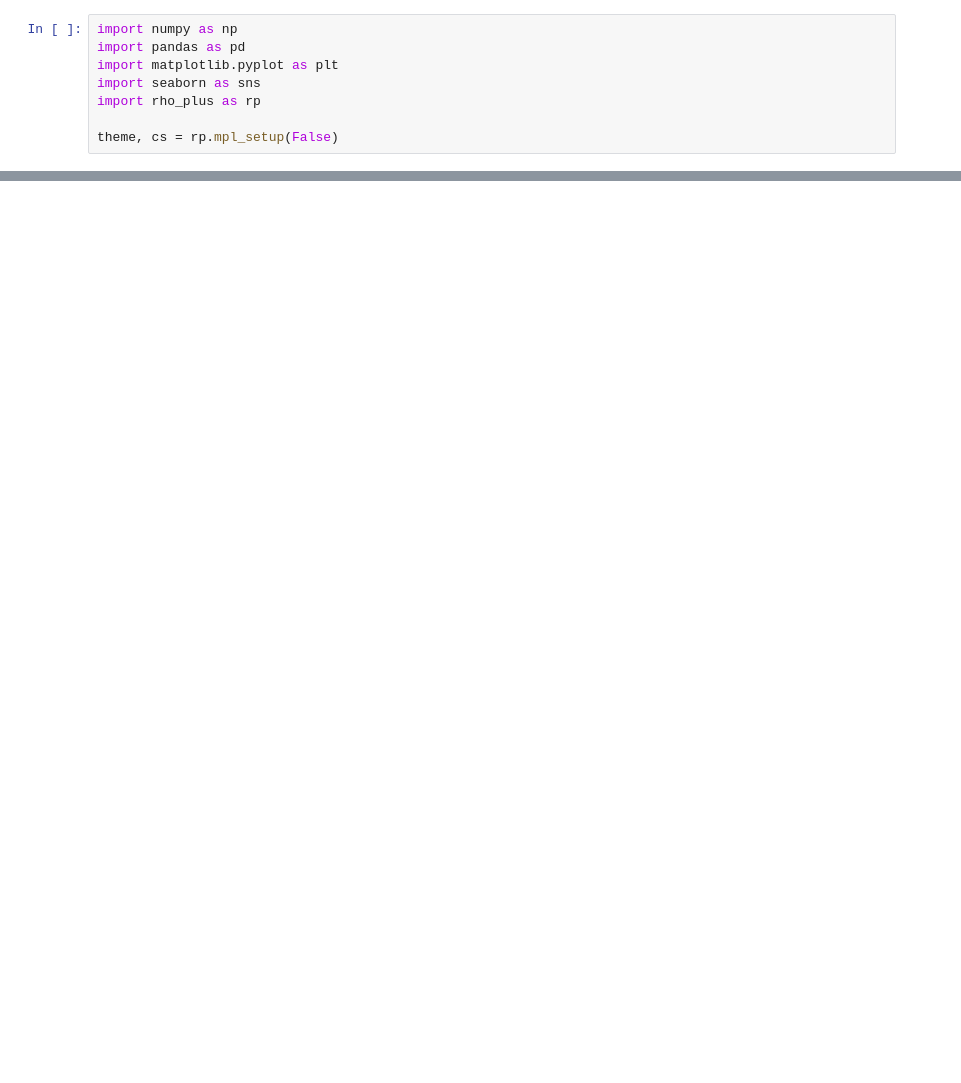
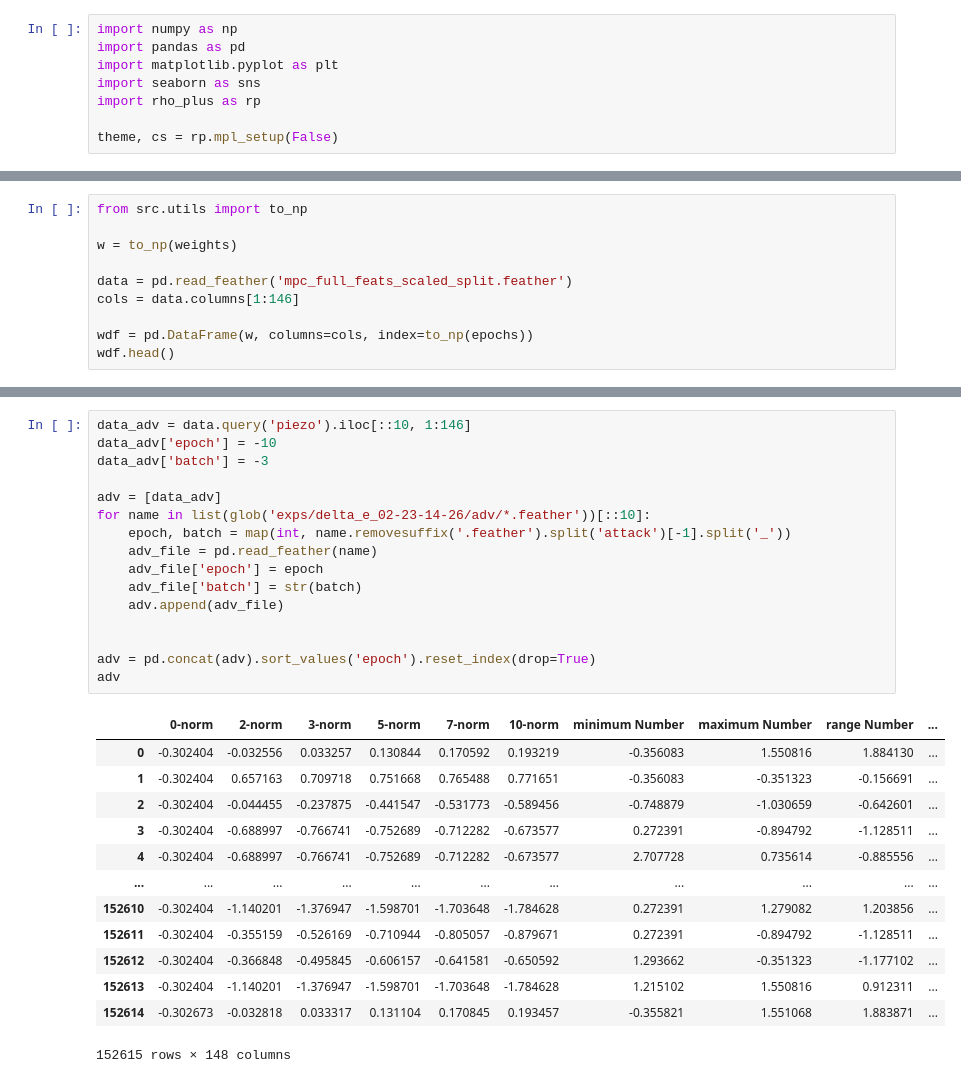
Before and after one commit to nicholas-miklaucic/ood-materials, a Jupyter notebook: log-visuals.ipynb, the cells around one changed output, grey strips where cells are left out. Saved outputs shown, nothing was run; the diff lists cells and outputs as text; blank space fills up the shorter version.

```diff
--- a/log-visuals.ipynb
+++ b/log-visuals.ipynb
@@ -50,0 +100,10 @@ Name: rsplt_ave, dtype: float64
+# %%
+from src.utils import to_np
+
+w = to_np(weights)
+
+data = pd.read_feather('mpc_full_feats_scaled_split.feather')
+cols = data.columns[1:146]
+
+wdf = pd.DataFrame(w, columns=cols, index=to_np(epochs))
+wdf.head()
@@ -50,0 +143,30 @@ Name: rsplt_ave, dtype: float64
+# %%
+data_adv = data.query('piezo').iloc[::10, 1:146]
+data_adv['epoch'] = -10
+data_adv['batch'] = -3
+
+adv = [data_adv]
+for name in list(glob('exps/delta_e_02-23-14-26/adv/*.feather'))[::10]:
+    epoch, batch = map(int, name.removesuffix('.feather').split('attack')[-1].split('_'))
+    adv_file = pd.read_feather(name)
+    adv_file['epoch'] = epoch
+    adv_file['batch'] = str(batch)
+    adv.append(adv_file)
+
+
+adv = pd.concat(adv).sort_values('epoch').reset_index(drop=True)
+adv
+# %% [output]
+|  | 0-norm | 2-norm | 3-norm | 5-norm | 7-norm | 10-norm | minimum Number | maximum Number | range Number | ... |
+| 0 | -0.302404 | -0.032556 | 0.033257 | 0.130844 | 0.170592 | 0.193219 | -0.356083 | 1.550816 | 1.884130 | ... |
+| 1 | -0.302404 | 0.657163 | 0.709718 | 0.751668 | 0.765488 | 0.771651 | -0.356083 | -0.351323 | -0.156691 | ... |
+| 2 | -0.302404 | -0.044455 | -0.237875 | -0.441547 | -0.531773 | -0.589456 | -0.748879 | -1.030659 | -0.642601 | ... |
+| 3 | -0.302404 | -0.688997 | -0.766741 | -0.752689 | -0.712282 | -0.673577 | 0.272391 | -0.894792 | -1.128511 | ... |
+| 4 | -0.302404 | -0.688997 | -0.766741 | -0.752689 | -0.712282 | -0.673577 | 2.707728 | 0.735614 | -0.885556 | ... |
+| ... | ... | ... | ... | ... | ... | ... | ... | ... | ... | ... |
+| 152610 | -0.302404 | -1.140201 | -1.376947 | -1.598701 | -1.703648 | -1.784628 | 0.272391 | 1.279082 | 1.203856 | ... |
+| 152611 | -0.302404 | -0.355159 | -0.526169 | -0.710944 | -0.805057 | -0.879671 | 0.272391 | -0.894792 | -1.128511 | ... |
+| 152612 | -0.302404 | -0.366848 | -0.495845 | -0.606157 | -0.641581 | -0.650592 | 1.293662 | -0.351323 | -1.177102 | ... |
+| 152613 | -0.302404 | -1.140201 | -1.376947 | -1.598701 | -1.703648 | -1.784628 | 1.215102 | 1.550816 | 0.912311 | ... |
+| 152614 | -0.302673 | -0.032818 | 0.033317 | 0.131104 | 0.170845 | 0.193457 | -0.355821 | 1.551068 | 1.883871 | ... |
+152615 rows × 148 columns
```
Also changed, not shown: parts of 16 cells of this notebook, 2 other files.
